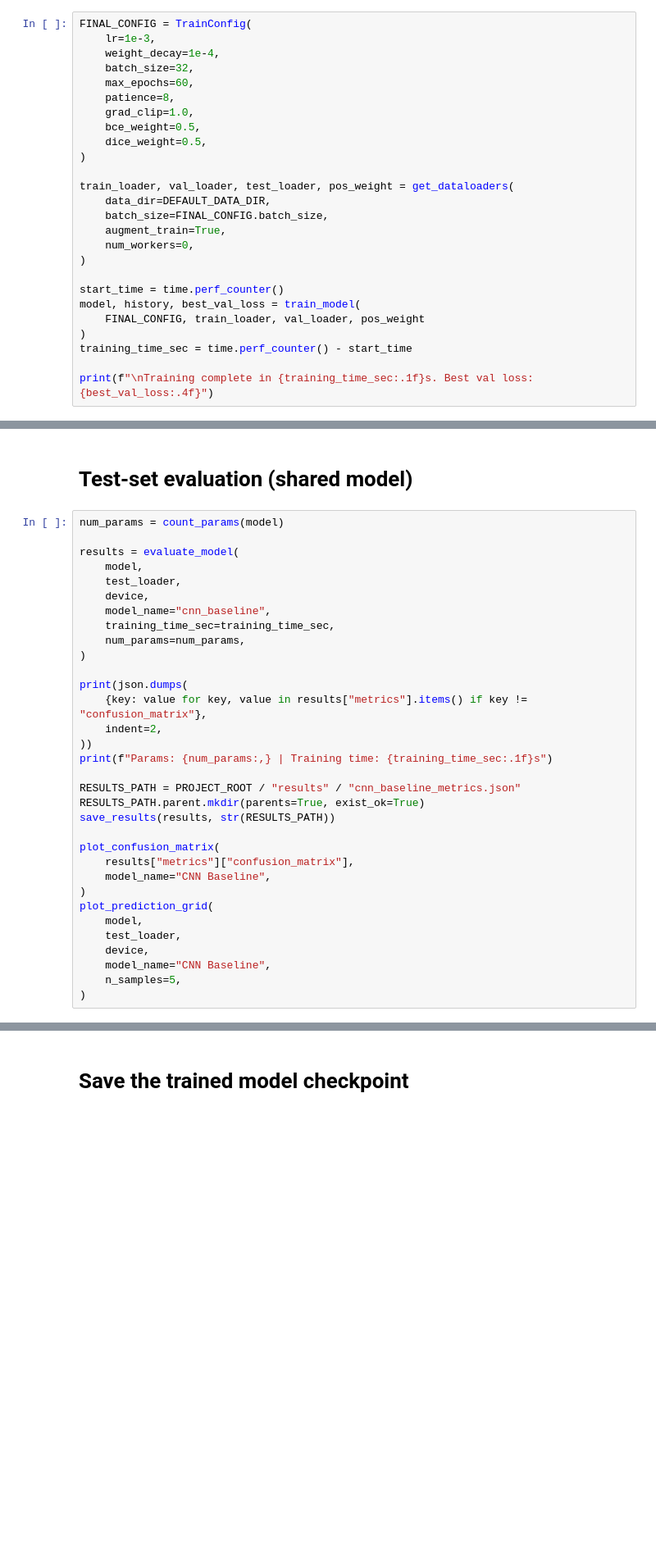
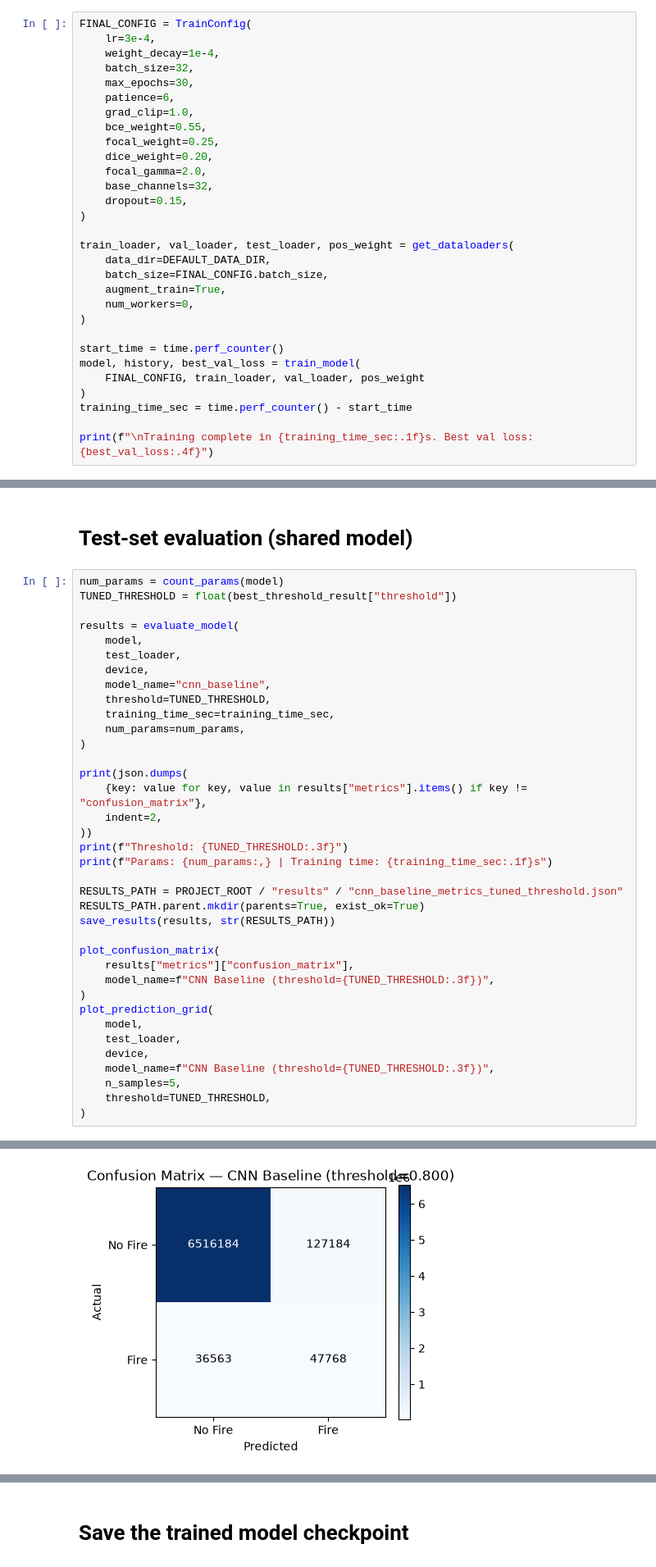
Before and after one commit to Randil01/Wildfire-Spread-Prediction-from-Satellite-Imagery, a Jupyter notebook: models/cnn_baseline.ipynb, the cells around one changed output, grey strips where cells are left out. Shown at 82% size. Cells and saved outputs as stored; diff of their text form; blank space fills up the shorter version.

```diff
--- a/models/cnn_baseline.ipynb
+++ b/models/cnn_baseline.ipynb
@@ -307,14 +321,18 @@ def run_hyperparameter_search(search_space, train_loader, val_loader, pos_weight
 # Train the final model with the chosen configuration
 # %%
 FINAL_CONFIG = TrainConfig(
-    lr=1e-3,
+    lr=3e-4,
     weight_decay=1e-4,
     batch_size=32,
-    max_epochs=60,
-    patience=8,
+    max_epochs=30,
+    patience=6,
     grad_clip=1.0,
-    bce_weight=0.5,
-    dice_weight=0.5,
+    bce_weight=0.55,
+    focal_weight=0.25,
+    dice_weight=0.20,
+    focal_gamma=2.0,
+    base_channels=32,
+    dropout=0.15,
 )
 
 train_loader, val_loader, test_loader, pos_weight = get_dataloaders(
@@ -351,12 +419,14 @@ NameError: name 'history' is not defined
 # Test-set evaluation (shared model)
 # %%
 num_params = count_params(model)
+TUNED_THRESHOLD = float(best_threshold_result["threshold"])
 
 results = evaluate_model(
     model,
     test_loader,
     device,
     model_name="cnn_baseline",
+    threshold=TUNED_THRESHOLD,
     training_time_sec=training_time_sec,
     num_params=num_params,
 )
@@ -365,20 +435,23 @@ print(json.dumps(
     {key: value for key, value in results["metrics"].items() if key != "confusion_matrix"},
     indent=2,
 ))
+print(f"Threshold: {TUNED_THRESHOLD:.3f}")
 print(f"Params: {num_params:,} | Training time: {training_time_sec:.1f}s")
 
-RESULTS_PATH = PROJECT_ROOT / "results" / "cnn_baseline_metrics.json"
+RESULTS_PATH = PROJECT_ROOT / "results" / "cnn_baseline_metrics_tuned_threshold.json"
 RESULTS_PATH.parent.mkdir(parents=True, exist_ok=True)
 save_results(results, str(RESULTS_PATH))
 
 plot_confusion_matrix(
     results["metrics"]["confusion_matrix"],
-    model_name="CNN Baseline",
+    model_name=f"CNN Baseline (threshold={TUNED_THRESHOLD:.3f})",
 )
 plot_prediction_grid(
     model,
     test_loader,
     device,
-    model_name="CNN Baseline",
+    model_name=f"CNN Baseline (threshold={TUNED_THRESHOLD:.3f})",
     n_samples=5,
+    threshold=TUNED_THRESHOLD,
 )
+# %% [output]
@@ -384,0 +469 @@ plot_prediction_grid(
+[figure, added]
```
Also changed, not shown: parts of 13 cells of this notebook, 1 other file.
